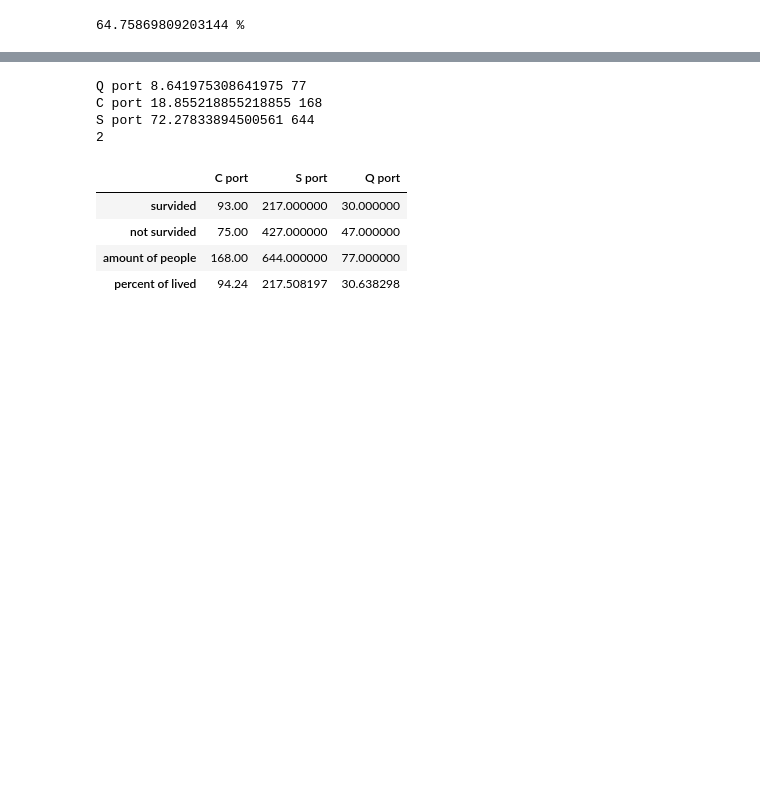
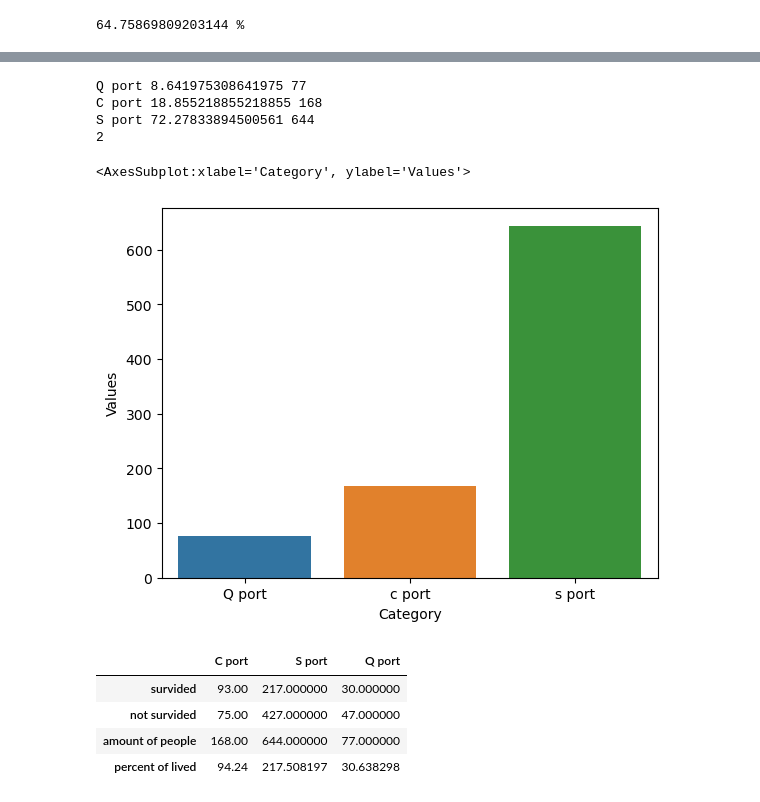
Before and after one commit to oneisnone/Ai-but-better, a Jupyter notebook: smaster1/shipgonoflote/Untitled.ipynb, the cells around one changed output, grey strips where cells are left out. Drawn from its saved outputs; the diff is of its cells as text; code cells hidden in the pictures; blank space fills up the shorter version.

```diff
--- a/smaster1/shipgonoflote/Untitled.ipynb
+++ b/smaster1/shipgonoflote/Untitled.ipynb
@@ -50,27 +59,37 @@ print("3 class",class3/len(df)*100, class3)
 # %%
 Q =0
 C =0
 S =0
 U =0
 
 for i in range(len(df)):
     if df.loc[i, 'Embarked'] == "Q":
         Q += 1
     elif df.loc[i, 'Embarked'] == "C":
         C += 1
     elif df.loc[i, 'Embarked'] == "S":
         S += 1
     else:
         U += 1
 print("Q port",Q/len(df)*100, Q)
 print("C port" ,C/len(df)*100, C)
 print("S port",S/len(df)*100, S)
 print(U)
+data = {
+    'Category': ['Q port', 'c port', 's port'],
+    'Values': [Q, C, S]
+}
+df = pd.DataFrame(data)
+
+# Create the bar plot
+sns.barplot(x='Category', y='Values', data=df)
 # %% [output]
 Q port 8.641975308641975 77
 C port 18.855218855218855 168
 S port 72.27833894500561 644
 2
+<AxesSubplot:xlabel='Category', ylabel='Values'>
+[figure, added]
 # %%
 S = 0
 C = 0
```
Also changed, not shown: parts of 2 cells of this notebook.
